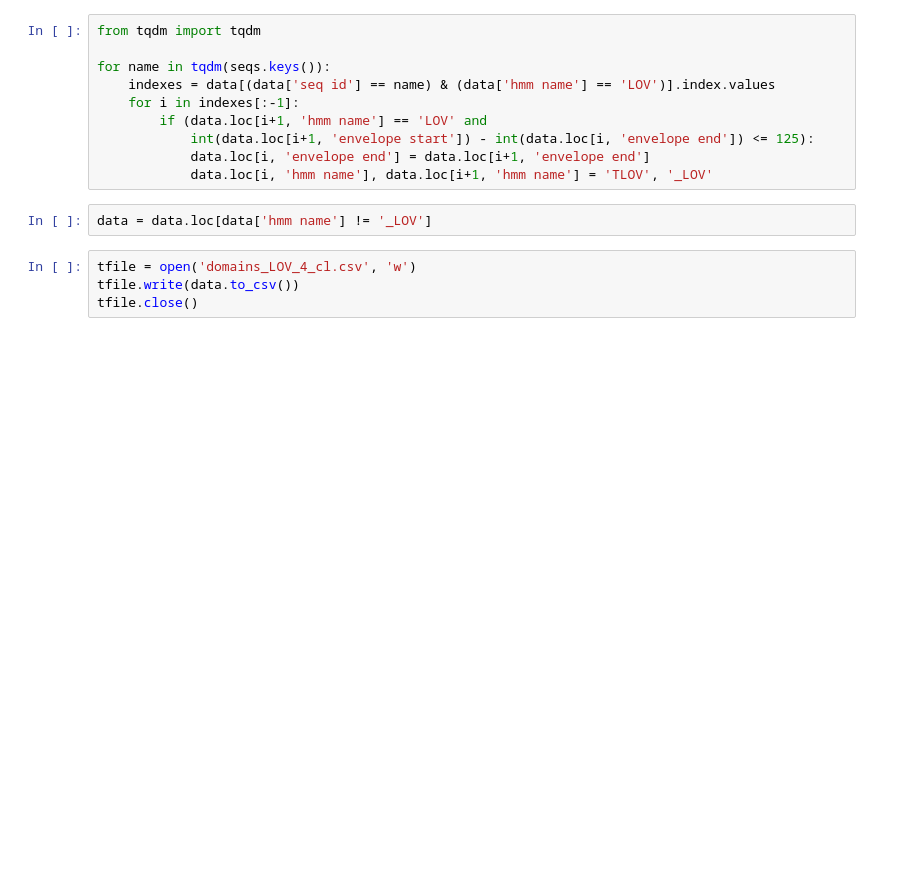
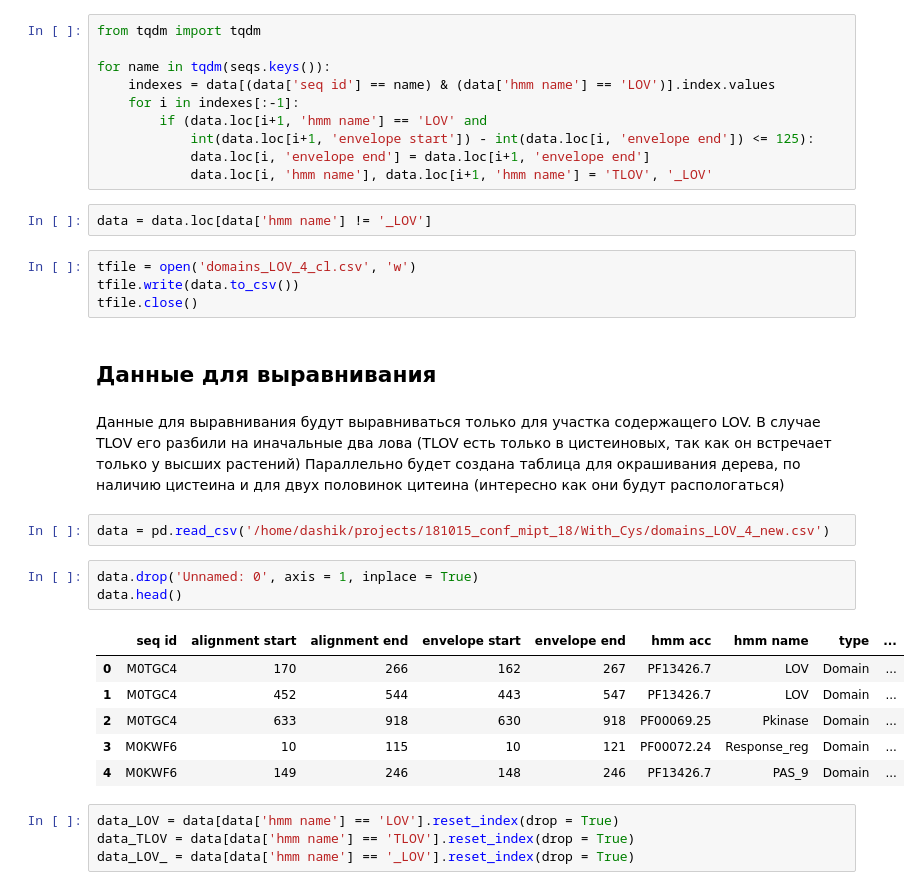
Before and after one commit to DMelikhova/cysless_LOV, a Jupyter notebook: Cl_LOV.ipynb, the cells around one changed output. Cells and saved outputs as stored; diff of their text form; blank space fills up the shorter version.

```diff
--- a/Cl_LOV.ipynb
+++ b/Cl_LOV.ipynb
@@ -292,3 +292,24 @@ data = data.loc[data['hmm name'] != '_LOV']
 tfile = open('domains_LOV_4_cl.csv', 'w')
 tfile.write(data.to_csv())
 tfile.close()
+# %% [markdown]
+## Данные для выравнивания
+# %% [markdown]
+Данные для выравнивания будут выравниваться только для участка содержащего LOV.
+В случае TLOV его разбили на иначальные два лова (TLOV есть только в цистеиновых, так как он встречает только у высших растений) Параллельно будет создана таблица для окрашивания дерева, по наличию цистеина и для двух половинок цитеина (интересно как они будут распологаться)
+# %%
+data = pd.read_csv('/home/dashik/projects/181015_conf_mipt_18/With_Cys/domains_LOV_4_new.csv')
+# %%
+data.drop('Unnamed: 0', axis = 1, inplace = True)
+data.head()
+# %% [output]
+|  | seq id | alignment start | alignment end | envelope start | envelope end | hmm acc | hmm name | type | ... |
+| 0 | M0TGC4 | 170 | 266 | 162 | 267 | PF13426.7 | LOV | Domain | ... |
+| 1 | M0TGC4 | 452 | 544 | 443 | 547 | PF13426.7 | LOV | Domain | ... |
+| 2 | M0TGC4 | 633 | 918 | 630 | 918 | PF00069.25 | Pkinase | Domain | ... |
+| 3 | M0KWF6 | 10 | 115 | 10 | 121 | PF00072.24 | Response_reg | Domain | ... |
+| 4 | M0KWF6 | 149 | 246 | 148 | 246 | PF13426.7 | PAS_9 | Domain | ... |
+# %%
+data_LOV = data[data['hmm name'] == 'LOV'].reset_index(drop = True)
+data_TLOV = data[data['hmm name'] == 'TLOV'].reset_index(drop = True)
+data_LOV_ = data[data['hmm name'] == '_LOV'].reset_index(drop = True)
```
Also changed, not shown: parts of 7 cells of this notebook.
